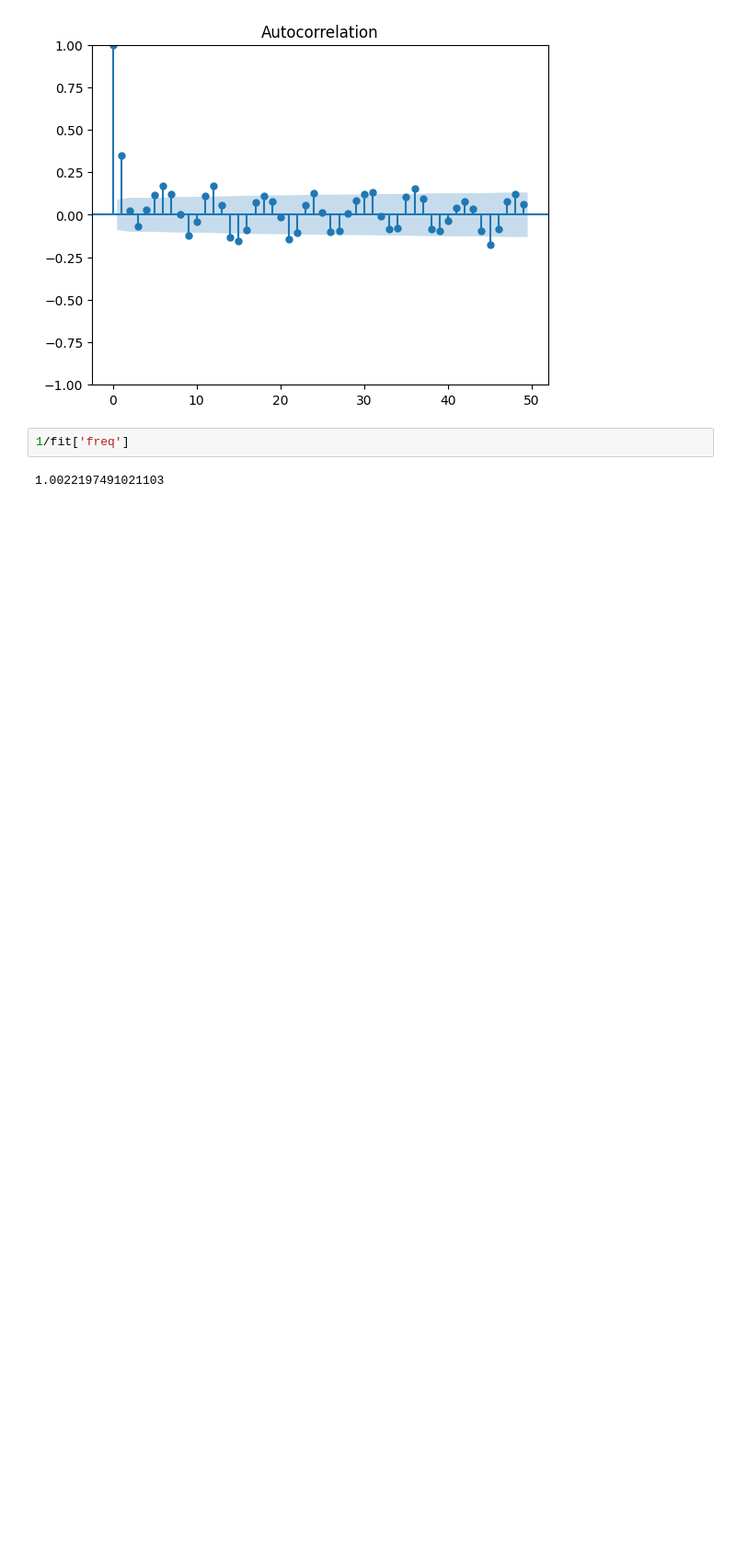
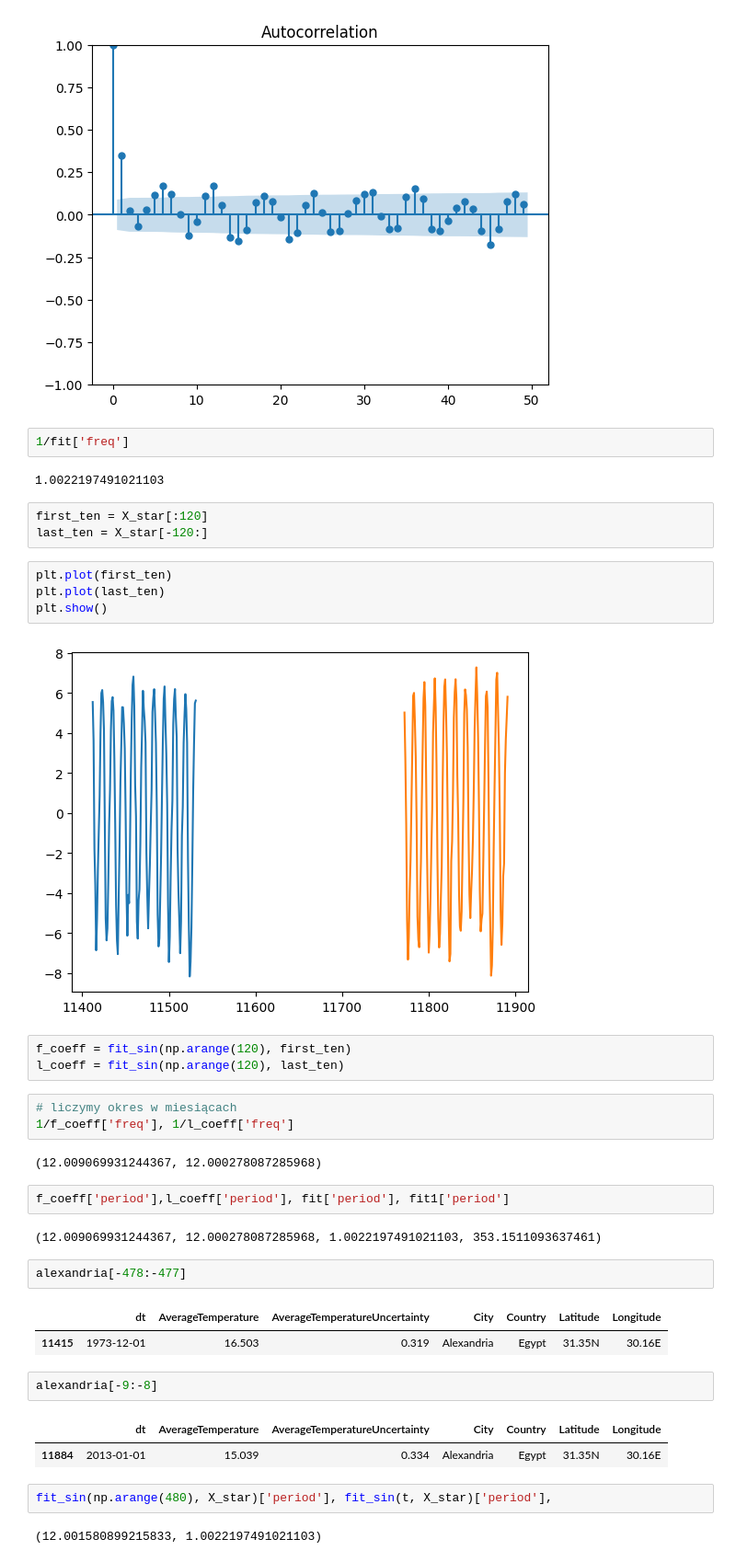
Before and after one commit to MariaNowacka/raport_kaszcz, a Jupyter notebook: sprawko.ipynb, the cells around one changed output. Shown at 92% size. Saved outputs shown, nothing was run; the diff lists cells and outputs as text; blank space fills up the shorter version.

```diff
--- a/sprawko.ipynb
+++ b/sprawko.ipynb
@@ -182,3 +183,38 @@ plot_acf(X2, lags = np.arange(50))
 1/fit['freq']
 # %% [output]
 1.0022197491021103
+# %%
+first_ten = X_star[:120]
+last_ten = X_star[-120:]
+# %%
+plt.plot(first_ten)
+plt.plot(last_ten)
+plt.show()
+# %% [output]
+[figure, added]
+# %%
+f_coeff = fit_sin(np.arange(120), first_ten)
+l_coeff = fit_sin(np.arange(120), last_ten)
+# %%
+# liczymy okres w miesiącach
+1/f_coeff['freq'], 1/l_coeff['freq']
+# %% [output]
+(12.009069931244367, 12.000278087285968)
+# %%
+f_coeff['period'],l_coeff['period'], fit['period'], fit1['period']
+# %% [output]
+(12.009069931244367, 12.000278087285968, 1.0022197491021103, 353.1511093637461)
+# %%
+alexandria[-478:-477]
+# %% [output]
+|  | dt | AverageTemperature | AverageTemperatureUncertainty | City | Country | Latitude | Longitude |
+| 11415 | 1973-12-01 | 16.503 | 0.319 | Alexandria | Egypt | 31.35N | 30.16E |
+# %%
+alexandria[-9:-8]
+# %% [output]
+|  | dt | AverageTemperature | AverageTemperatureUncertainty | City | Country | Latitude | Longitude |
+| 11884 | 2013-01-01 | 15.039 | 0.334 | Alexandria | Egypt | 31.35N | 30.16E |
+# %%
+fit_sin(np.arange(480), X_star)['period'], fit_sin(t, X_star)['period'],
+# %% [output]
+(12.001580899215833, 1.0022197491021103)
```
Also changed, not shown: parts of 4 cells of this notebook.
